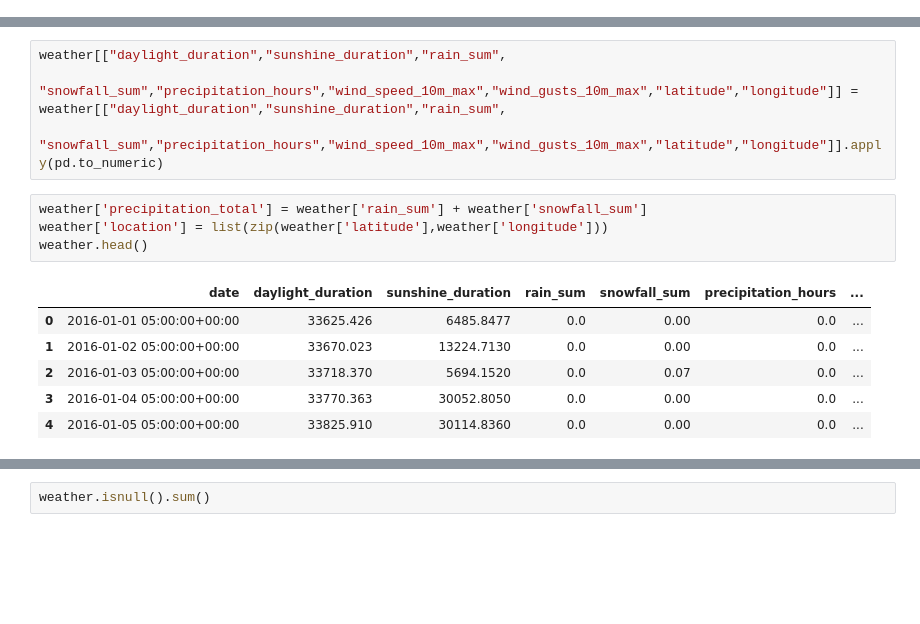
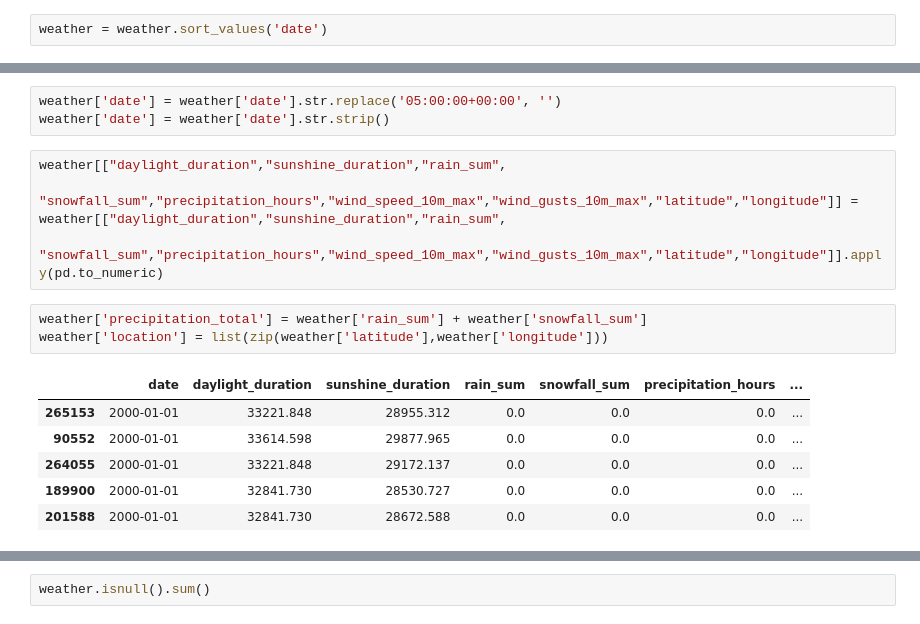
Before and after one commit to DamarTheMunginizer/New-York-State-Energy-Consumption, a Jupyter notebook: Project-5.ipynb, the cells around one changed output, grey strips where cells are left out. Cells and saved outputs as stored; diff of their text form; blank space fills up the shorter version.

Commit message:
Cleaned weather data

```diff
--- a/Project-5.ipynb
+++ b/Project-5.ipynb
@@ -35,0 +40,2 @@ weather[weather['daylight_duration'].astype(str).str.contains('day')]
+# %%
+weather = weather.sort_values('date')
@@ -36,3 +44,6 @@ weather[weather['daylight_duration'].astype(str).str.contains('day')]
+# %%
+weather['date'] = weather['date'].str.replace('05:00:00+00:00', '')
+weather['date'] = weather['date'].str.strip()
 # %%
 weather[["daylight_duration","sunshine_duration","rain_sum",
          "snowfall_sum","precipitation_hours","wind_speed_10m_max","wind_gusts_10m_max","latitude","longitude"]] = weather[["daylight_duration","sunshine_duration","rain_sum",
@@ -40,11 +51,10 @@ weather[["daylight_duration","sunshine_duration","rain_sum",
 # %%
 weather['precipitation_total'] = weather['rain_sum'] + weather['snowfall_sum']
 weather['location'] = list(zip(weather['latitude'],weather['longitude']))
-weather.head()
 # %% [output]
 |  | date | daylight_duration | sunshine_duration | rain_sum | snowfall_sum | precipitation_hours | ... |
-| 0 | 2016-01-01 05:00:00+00:00 | 33625.426 | 6485.8477 | 0.0 | 0.00 | 0.0 | ... |
-| 1 | 2016-01-02 05:00:00+00:00 | 33670.023 | 13224.7130 | 0.0 | 0.00 | 0.0 | ... |
-| 2 | 2016-01-03 05:00:00+00:00 | 33718.370 | 5694.1520 | 0.0 | 0.07 | 0.0 | ... |
-| 3 | 2016-01-04 05:00:00+00:00 | 33770.363 | 30052.8050 | 0.0 | 0.00 | 0.0 | ... |
-| 4 | 2016-01-05 05:00:00+00:00 | 33825.910 | 30114.8360 | 0.0 | 0.00 | 0.0 | ... |
+| 265153 | 2000-01-01 | 33221.848 | 28955.312 | 0.0 | 0.0 | 0.0 | ... |
+| 90552 | 2000-01-01 | 33614.598 | 29877.965 | 0.0 | 0.0 | 0.0 | ... |
+| 264055 | 2000-01-01 | 33221.848 | 29172.137 | 0.0 | 0.0 | 0.0 | ... |
+| 189900 | 2000-01-01 | 32841.730 | 28530.727 | 0.0 | 0.0 | 0.0 | ... |
+| 201588 | 2000-01-01 | 32841.730 | 28672.588 | 0.0 | 0.0 | 0.0 | ... |
```
Also changed, not shown: parts of 8 cells of this notebook.
